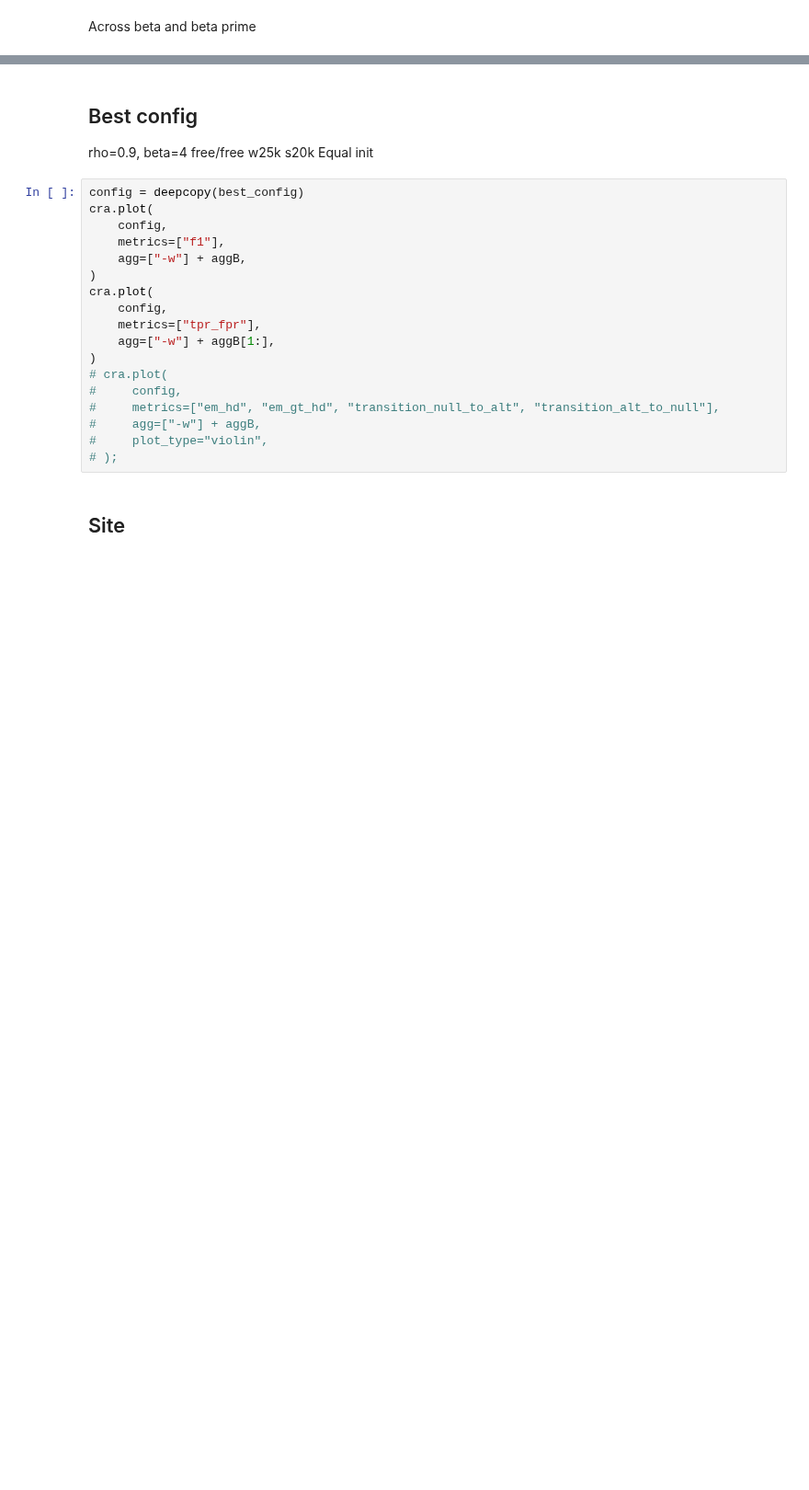
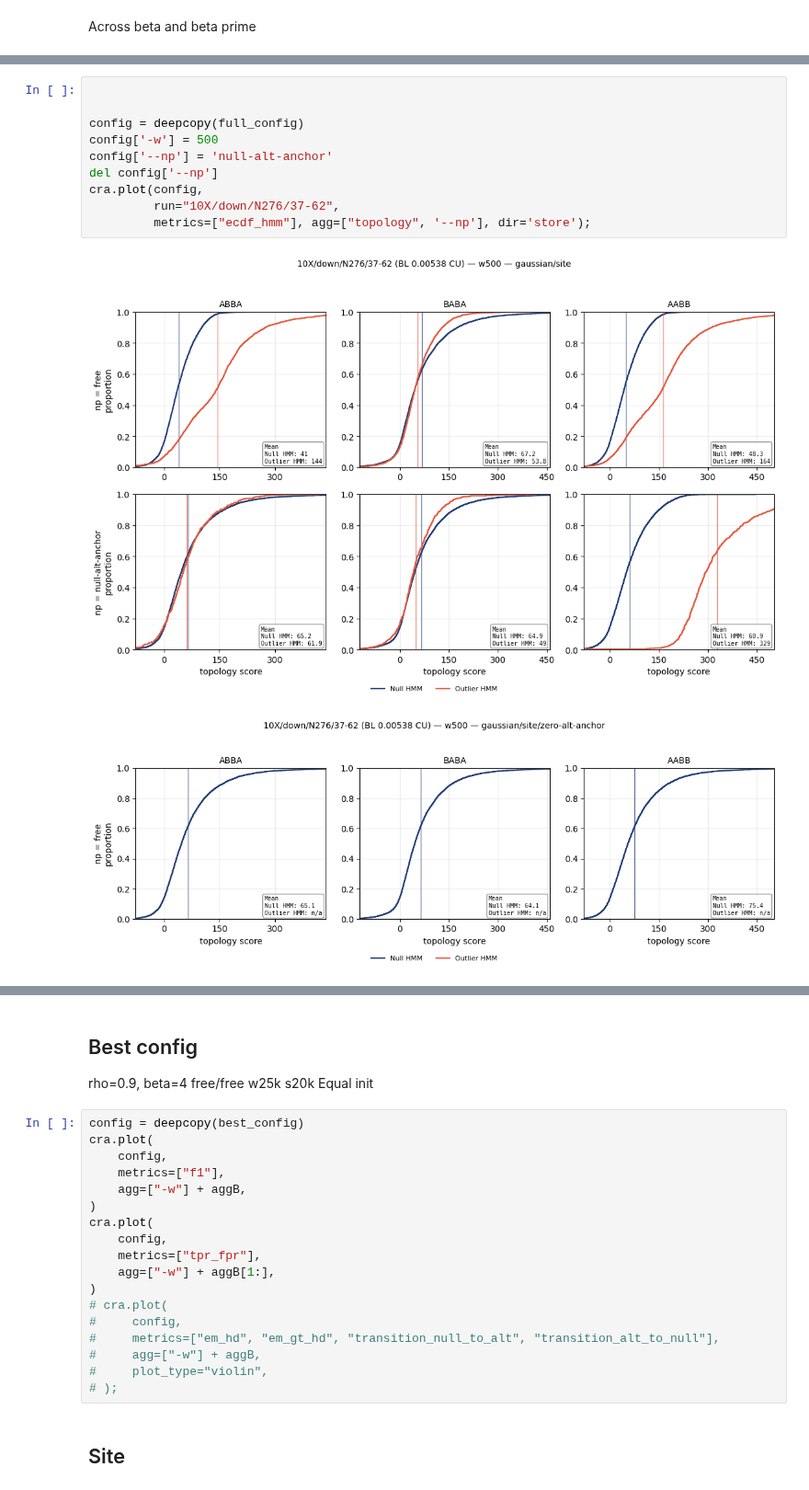
Before and after one commit to isaacangyu/phlag, a Jupyter notebook: bench/aggregate.ipynb, the cells around one changed output, grey strips where cells are left out. Shown at 92% size. Cells and saved outputs as stored; diff of their text form; blank space fills up the shorter version.

```diff
--- a/bench/aggregate.ipynb
+++ b/bench/aggregate.ipynb
@@ -401,0 +324,13 @@ cra.plot(
+# %%
+
+
+config = deepcopy(full_config)
+config['-w'] = 500
+config['--np'] = 'null-alt-anchor'
+del config['--np']
+cra.plot(config,
+         run="10X/down/N276/37-62",
+         metrics=["ecdf_hmm"], agg=["topology", '--np'], dir='store');
+# %% [output]
+[figure, added]
+[figure, added]
```
Also changed, not shown: parts of 21 cells of this notebook, 16 other files.
